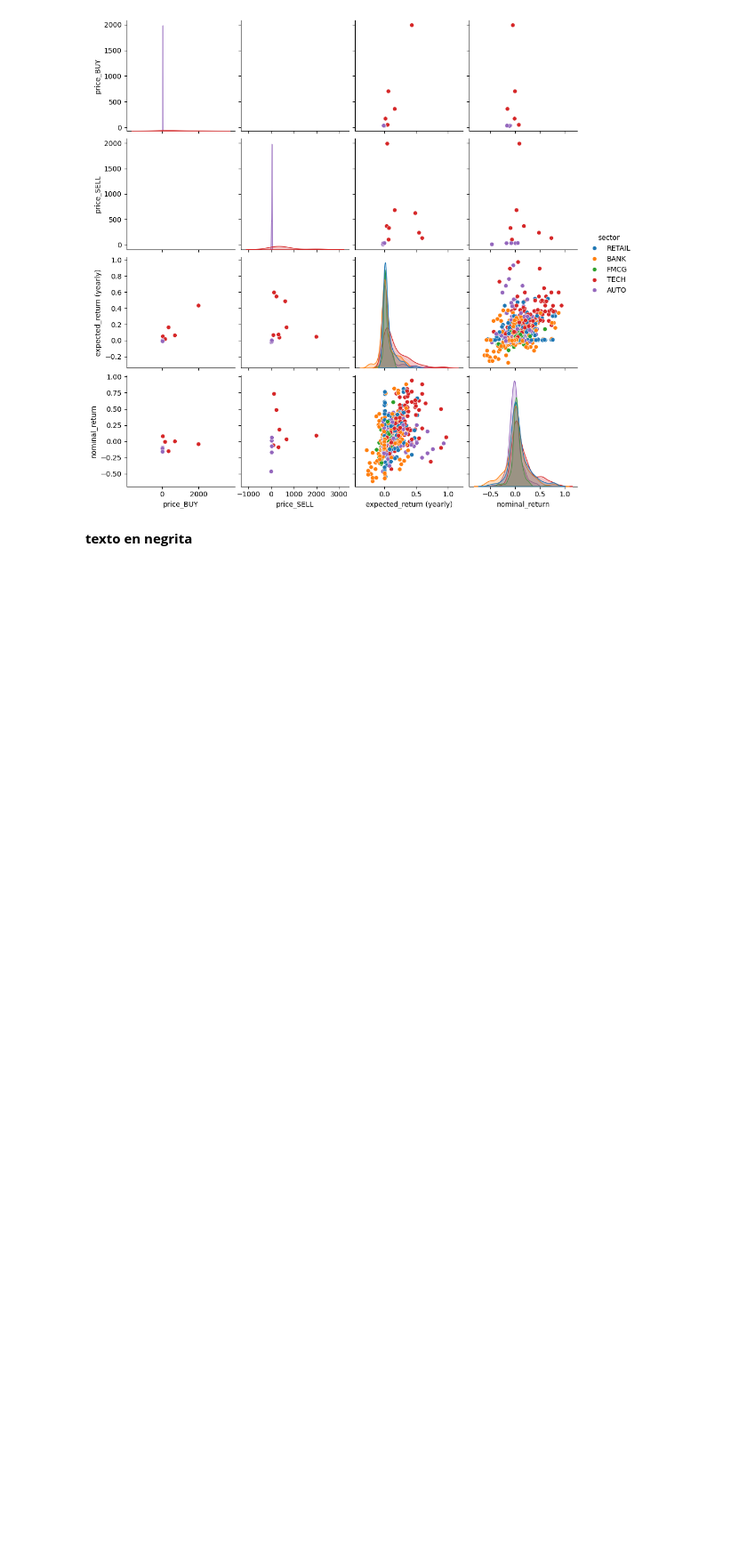
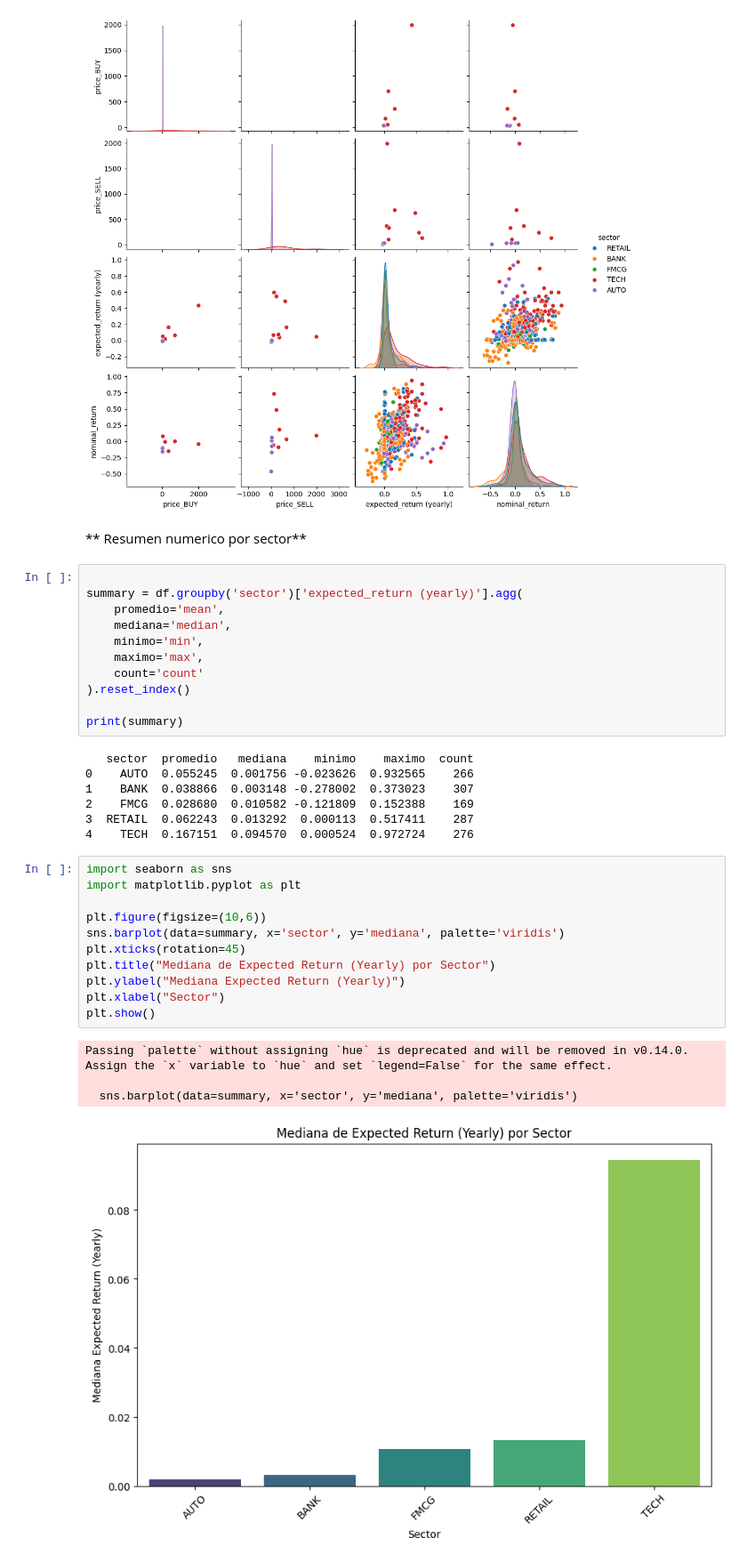
Before and after one commit to facstyle/DataScience_TP, a Jupyter notebook: _proyectodspartei_cristaldo.ipynb, the cells around one changed output. Shown at 89% size. Cells and saved outputs as stored; diff of their text form; blank space fills up the shorter version.

```diff
--- a/_proyectodspartei_cristaldo.ipynb
+++ b/_proyectodspartei_cristaldo.ipynb
@@ -127,5 +127,39 @@ sns.pairplot(df, hue='sector', vars=['price_BUY', 'price_SELL', 'expected_return
 plt.show()
 # %% [output]
 [figure]
-# %% [markdown]
-**texto en negrita**
+# %% [markdown]
+** Resumen numerico por sector**
+# %%
+
+summary = df.groupby('sector')['expected_return (yearly)'].agg(
+    promedio='mean',
+    mediana='median',
+    minimo='min',
+    maximo='max',
+    count='count'
+).reset_index()
+
+print(summary)
+# %% [output]
+   sector  promedio   mediana    minimo    maximo  count
+0    AUTO  0.055245  0.001756 -0.023626  0.932565    266
+1    BANK  0.038866  0.003148 -0.278002  0.373023    307
+2    FMCG  0.028680  0.010582 -0.121809  0.152388    169
+3  RETAIL  0.062243  0.013292  0.000113  0.517411    287
+4    TECH  0.167151  0.094570  0.000524  0.972724    276
+# %%
+import seaborn as sns
+import matplotlib.pyplot as plt
+
+plt.figure(figsize=(10,6))
+sns.barplot(data=summary, x='sector', y='mediana', palette='viridis')
+plt.xticks(rotation=45)
+plt.title("Mediana de Expected Return (Yearly) por Sector")
+plt.ylabel("Mediana Expected Return (Yearly)")
+plt.xlabel("Sector")
+plt.show()
+# %% [output]
+Passing `palette` without assigning `hue` is deprecated and will be removed in v0.14.0. Assign the `x` variable to `hue` and set `legend=False` for the same effect.
+
+  sns.barplot(data=summary, x='sector', y='mediana', palette='viridis')
+[figure, added]
```
Also changed, not shown: parts of 2 cells of this notebook.
